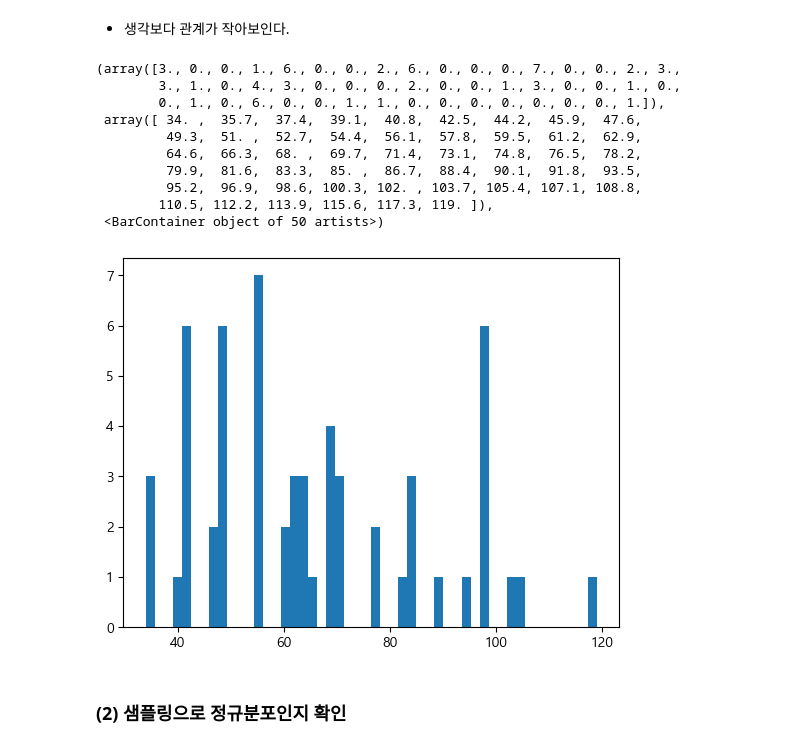
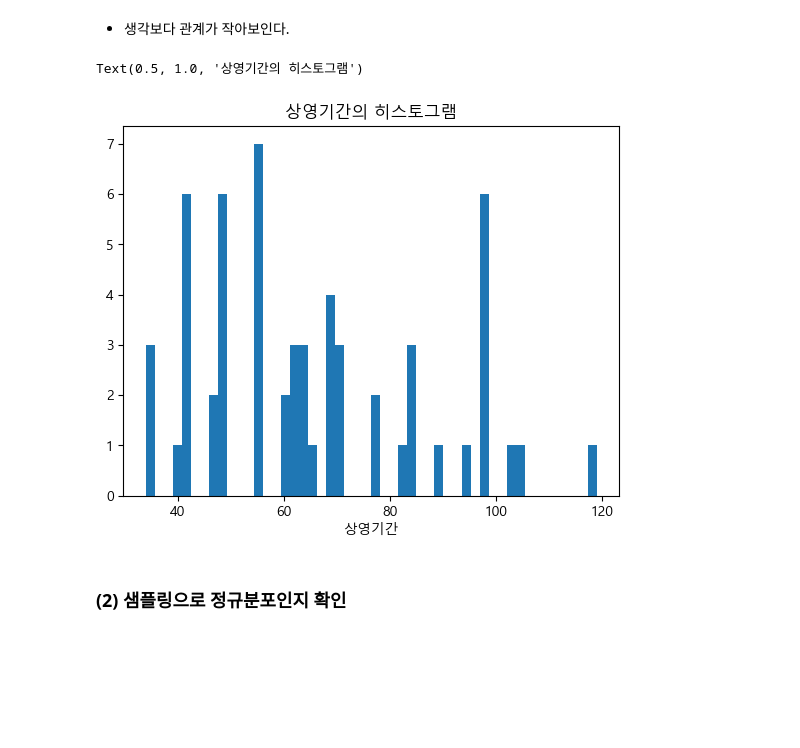
Before and after one commit to zarnits/10M_Movie, a Jupyter notebook: analysis/16__audi by period__tak.ipynb, the cells around one changed output. Cells and saved outputs as stored; diff of their text form; code cells hidden in the pictures; blank space fills up the shorter version.

```diff
--- a/analysis/16__audi by period__tak.ipynb
+++ b/analysis/16__audi by period__tak.ipynb
@@ -390,18 +437,11 @@ Text(0, 0.5, '상영기간')
 - 생각보다 관계가 작아보인다.
 # %%
 plt.hist(sample_movie2["상영기간"], bins=50)
+plt.xlabel('상영기간')
+plt.title('상영기간의 히스토그램')
 # %% [output]
-(array([3., 0., 0., 1., 6., 0., 0., 2., 6., 0., 0., 0., 7., 0., 0., 2., 3.,
-        3., 1., 0., 4., 3., 0., 0., 0., 2., 0., 0., 1., 3., 0., 0., 1., 0.,
-        0., 1., 0., 6., 0., 0., 1., 1., 0., 0., 0., 0., 0., 0., 0., 1.]),
- array([ 34. ,  35.7,  37.4,  39.1,  40.8,  42.5,  44.2,  45.9,  47.6,
-         49.3,  51. ,  52.7,  54.4,  56.1,  57.8,  59.5,  61.2,  62.9,
-         64.6,  66.3,  68. ,  69.7,  71.4,  73.1,  74.8,  76.5,  78.2,
-         79.9,  81.6,  83.3,  85. ,  86.7,  88.4,  90.1,  91.8,  93.5,
-         95.2,  96.9,  98.6, 100.3, 102. , 103.7, 105.4, 107.1, 108.8,
-        110.5, 112.2, 113.9, 115.6, 117.3, 119. ]),
- <BarContainer object of 50 artists>)
+Text(0.5, 1.0, '상영기간의 히스토그램')
-[figure, old version]
+[figure, new version]
 # %% [markdown]
 ### (2) 샘플링으로 정규분포인지 확인
 # %%
```
Also changed, not shown: parts of 36 cells of this notebook.
